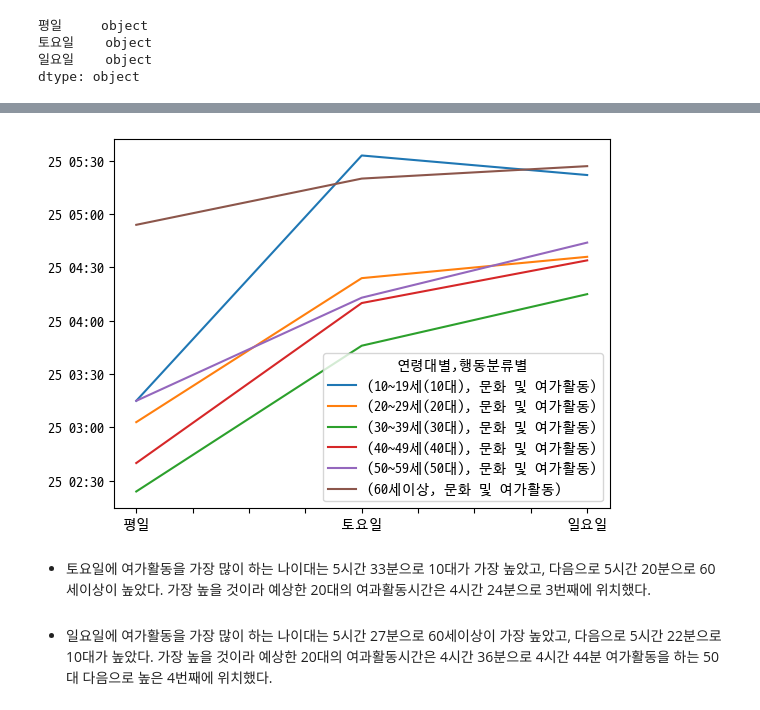
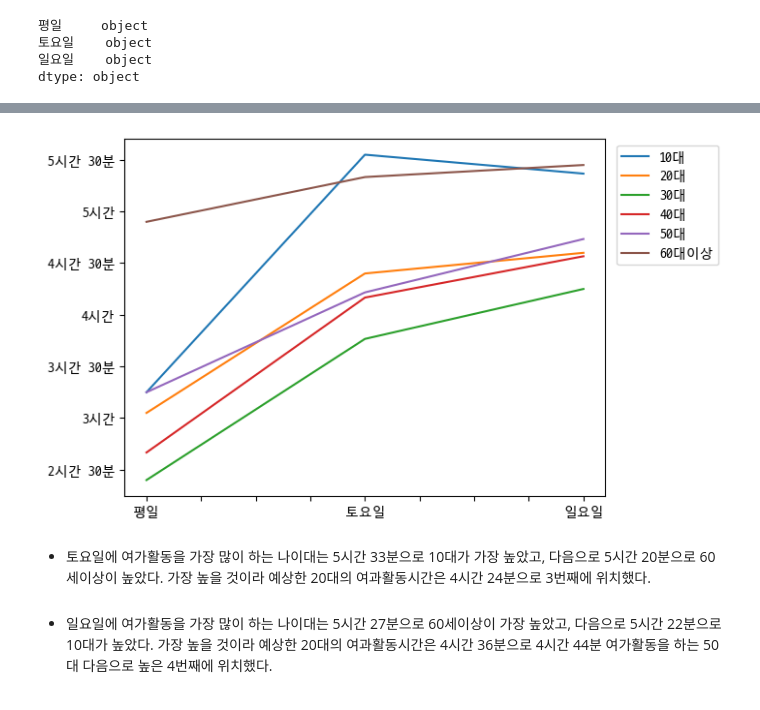
Before and after one commit to fkdlrj125/webservice, a Jupyter notebook: python/project/date_local_people.ipynb, the cells around one changed output, grey strips where cells are left out. Drawn from its saved outputs; the diff is of its cells as text; code cells hidden in the pictures.

```diff
--- a/python/project/date_local_people.ipynb
+++ b/python/project/date_local_people.ipynb
@@ -398,7 +387,20 @@ people_activate.iloc[7::9]
 # %%
 fig = people_activate.iloc[7::9].T.plot()
+
+plt.legend(
+    labels=['10대', '20대', '30대', '40대', '50대', '60대이상'],
+    loc=1,
+    bbox_to_anchor=(1.25, 1)
+)
+
+plt.yticks(
+    ticks=fig.get_yticks(),
+    labels=['2시간 30분', '3시간', '3시간 30분', '4시간', '4시간 30분', '5시간', '5시간 30분']
+)
+
+plt.show()
 # %% [output]
-[figure, old version]
+[figure, new version]
 # %% [markdown]
 - 토요일에 여가활동을 가장 많이 하는 나이대는 5시간 33분으로 10대가 가장 높았고, 다음으로 5시간 20분으로 60세이상이 높았다. 가장 높을 것이라 예상한 20대의 여과활동시간은 4시간 24분으로 3번째에 위치했다.
 <br><br>
```
Also changed, not shown: parts of 75 cells of this notebook, 6 other files.
